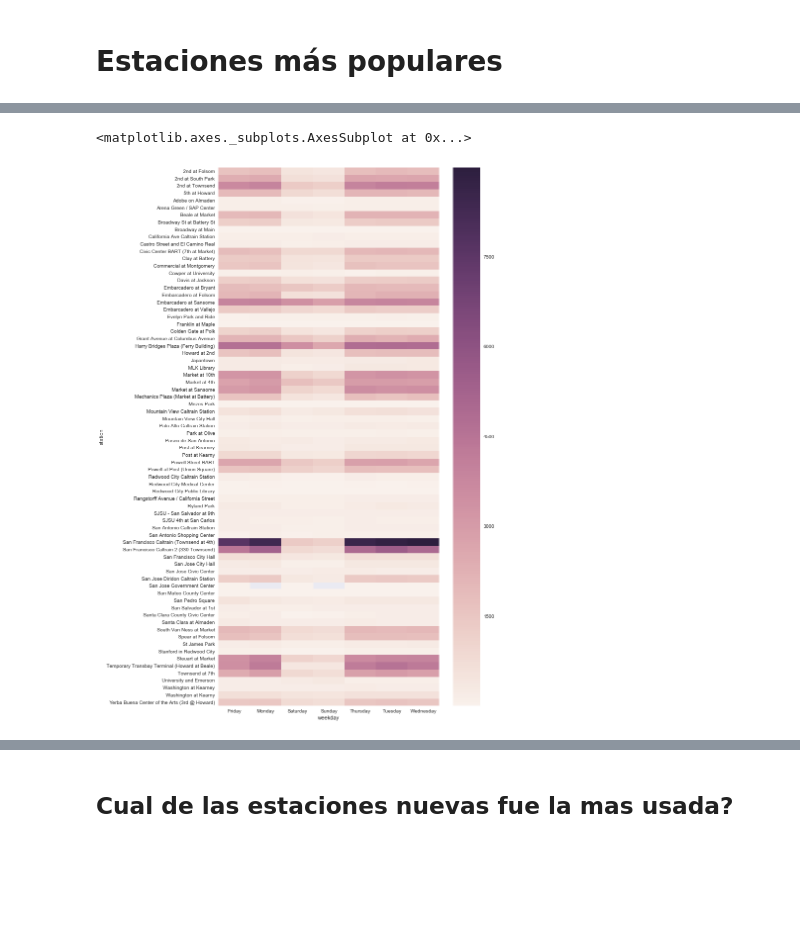
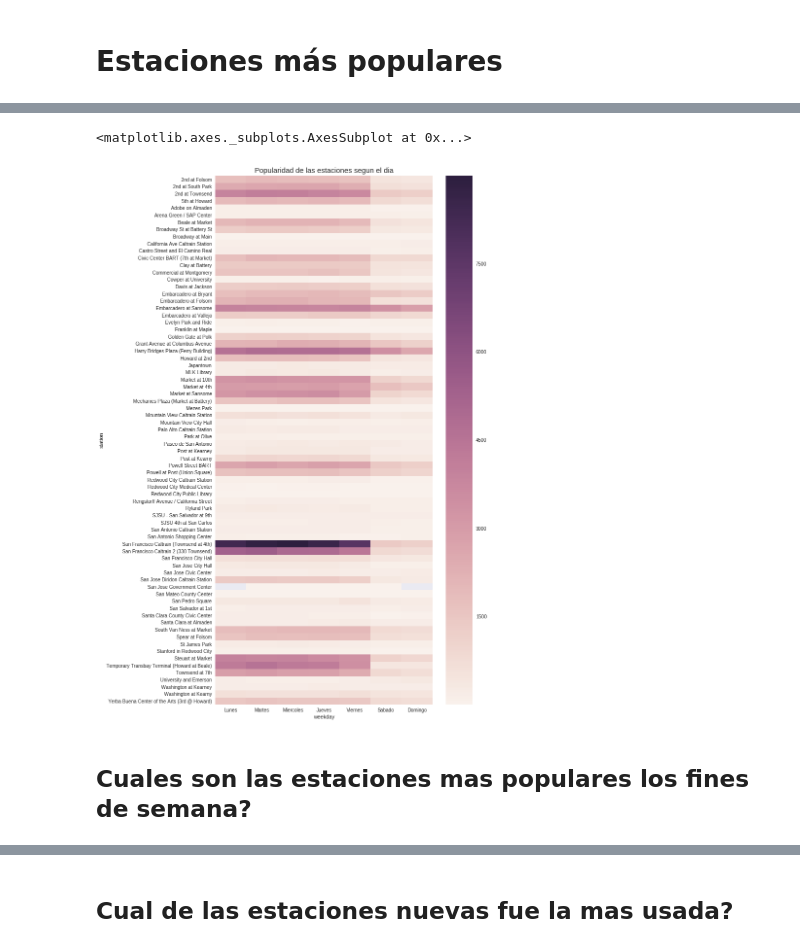
Before and after one commit to hernantain/Analisis-San-Francisco, a Jupyter notebook: analisis.ipynb, the cells around one changed output, grey strips where cells are left out. Saved outputs shown, nothing was run; the diff lists cells and outputs as text; code cells hidden in the pictures; blank space fills up the shorter version.

```diff
--- a/analisis.ipynb
+++ b/analisis.ipynb
@@ -392,16 +388,21 @@ popular_stations.head()
 # %%
 popular_stations.rename(columns={'start_date':'date','start_station_name':'station'},inplace=True)
 # %%
-popular_stations['weekday'] = popular_stations.date.apply(lambda x: x.strftime("%A"))
+popular_stations['weekday'] = popular_stations.date.apply(lambda x: x.weekday())
 # %%
 popular_stations = popular_stations[['station','duration(min)','weekday']]
 # %%
 popular_stations = popular_stations.groupby(['station','weekday']).agg([np.size])
 popular_stations = pd.DataFrame(popular_stations.to_records())
 popular_stations.columns = ['station','weekday','trips']
 popular_stations = pd.pivot_table(popular_stations,values='trips',columns='weekday',index='station')
 fig, ax = plt.subplots(figsize=(10,20))
-sns.heatmap(popular_stations)
+ax = sns.heatmap(popular_stations)
+ax.set_xticklabels(['Lunes','Martes','Miercoles','Jueves','Viernes','Sabado','Domingo'])
+ax.set_title("Popularidad de las estaciones segun el dia", fontsize=15)
+ax
 # %% [output]
 <matplotlib.axes._subplots.AxesSubplot at 0x...>
-[figure, old version]
+[figure, new version]
+# %% [markdown]
+## Cuales son las estaciones mas populares los fines de semana?
```
Also changed, not shown: parts of 35 cells of this notebook.
